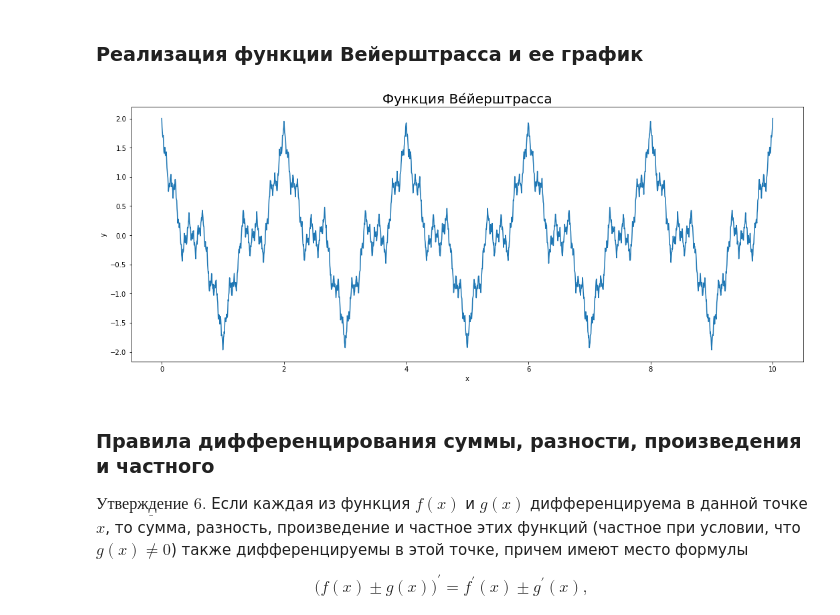
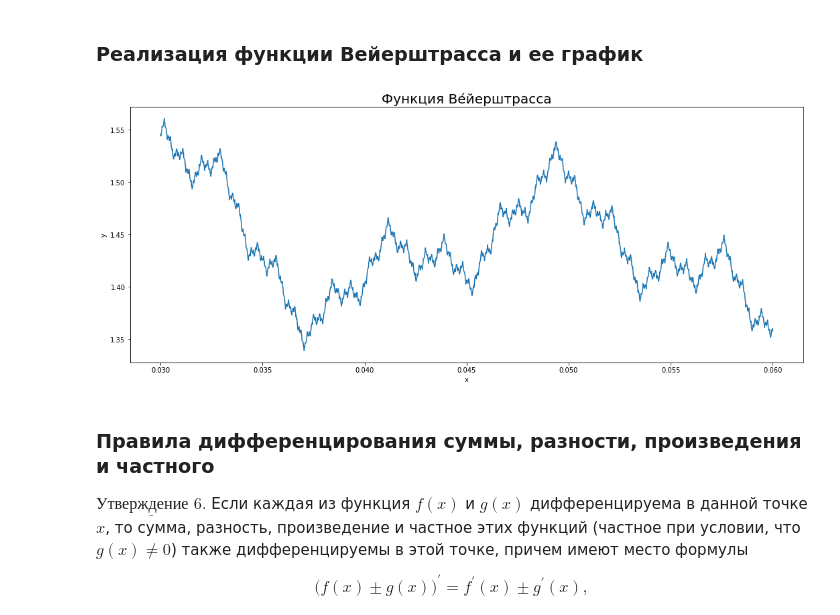
Before and after one commit to DrozhzhinSV/ML-Classic, a Jupyter notebook: 1. Понятие функции действительного аргумента, предел, непрерывность и производная.ipynb, the cells around one changed output. Drawn from its saved outputs; the diff is of its cells as text; code cells hidden in the pictures.

```diff
--- a/1. Понятие функции действительного аргумента, предел, непрерывность и производная.ipynb
+++ b/1. Понятие функции действительного аргумента, предел, непрерывность и производная.ipynb
@@ -620,21 +657,21 @@ $$
 # %%
 def weierstrassFunction(x, a = 3, b = 0.5, n = 100):
 
     n_list = range(n + 1)
     return list(map(lambda arg: sum(map(lambda i: b**i * np.cos(a**i * np.pi * arg), n_list)), x))
 
 fig, axs = plt.subplots(figsize = (18, 7), nrows = 1, ncols = 1)
 
-x = list(np.linspace(0, 10, 2000))
+x = list(np.linspace(0.03, 0.06, 2000))
 y = weierstrassFunction(x)
 axs.plot(x, y)
 axs.set_title("Функция Ве́йерштрасса", fontsize = 20)
 axs.set_ylabel("y", fontsize = 10)
 axs.set_xlabel("x", fontsize = 10)
 
 plt.show()
 # %% [output]
-[figure, old version]
+[figure, new version]
 # %% [markdown]
 ### Правила дифференцирования суммы, разности, произведения и частного
 
```
Also changed, not shown: parts of 14 cells of this notebook, 3 other files.
